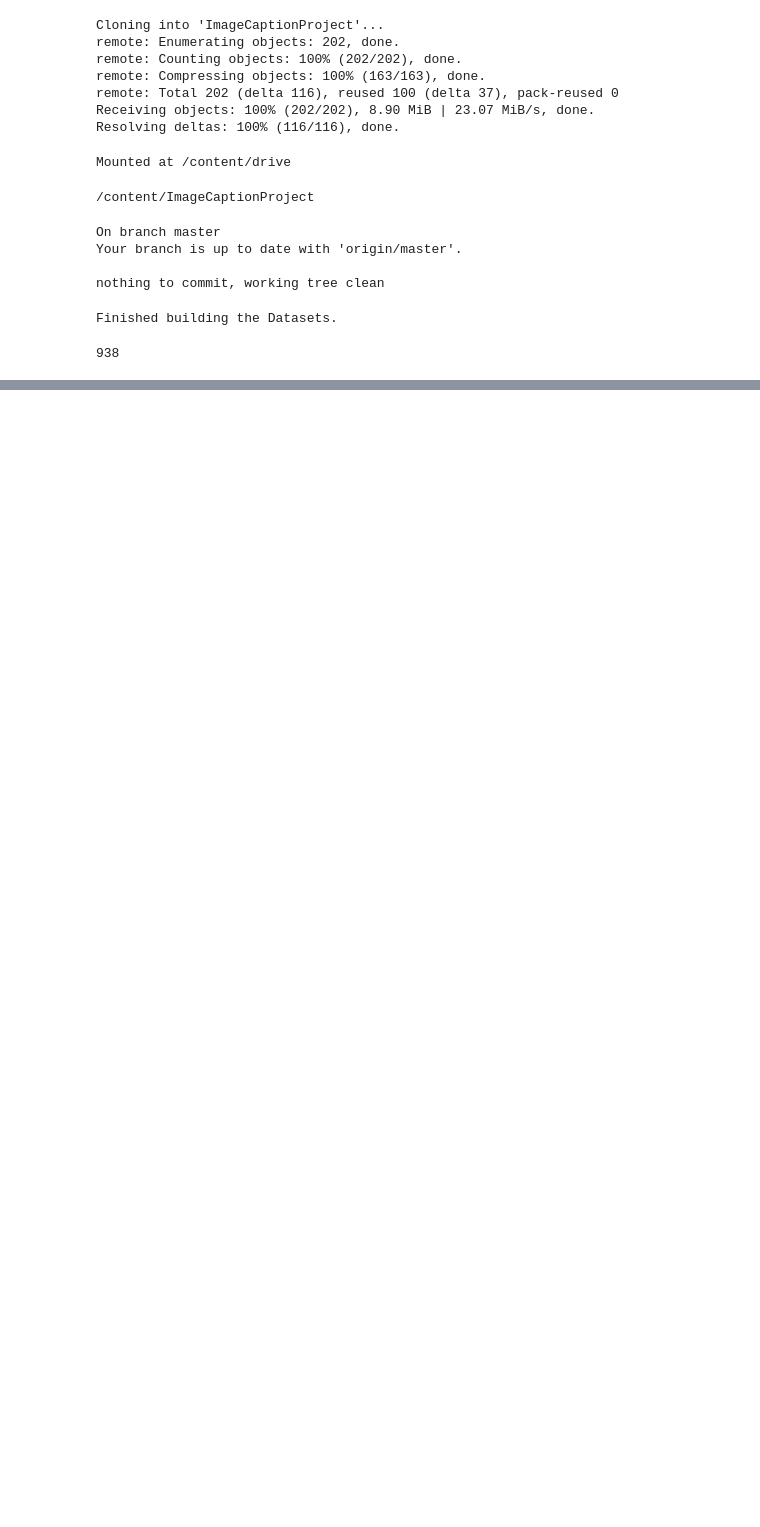
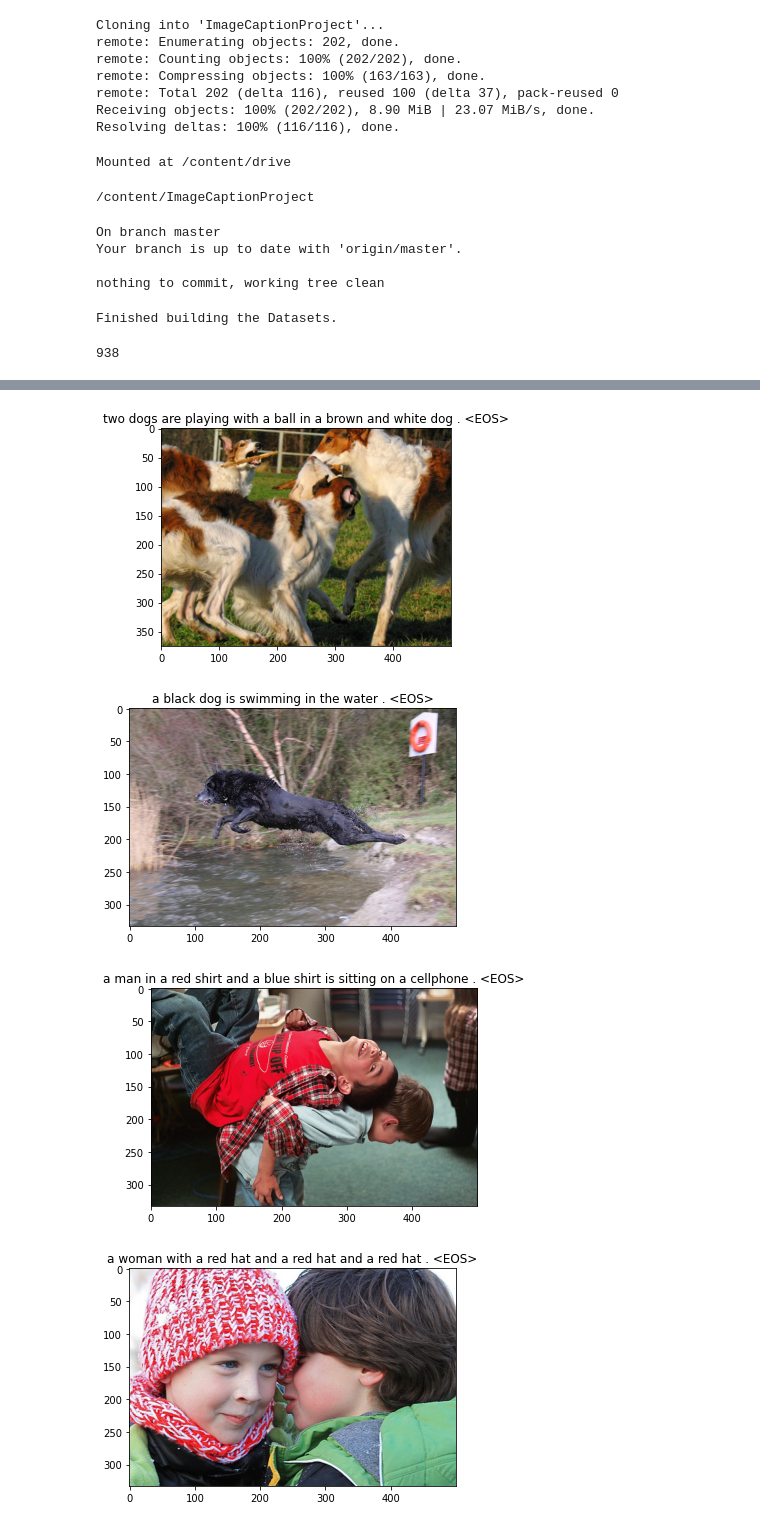
Before and after one commit to Hannibal96/ImageCaptionProject, a Jupyter notebook: Demo.ipynb, the cells around one changed output, grey strips where cells are left out. Drawn from its saved outputs; the diff is of its cells as text; code cells hidden in the pictures; blank space fills up the shorter version.

```diff
--- a/Demo.ipynb
+++ b/Demo.ipynb
@@ -213,0 +246,15 @@ average loss = 2.692328441371796
+# %%
+idxs = np.random.randint(size=10,low=0, high=4999)
+for idx in idxs:
+  im = Image.open(images_path +'/'+ test_dataset.imgs[idx])
+  plt.imshow(im)
+  img = transforms(im).unsqueeze(0)
+  features = model.encoder(img.to(device))
+  caps, alphas = model.decoder.generate_caption(features, vocab=vocab)
+  plt.title(' '.join(caps))
+  plt.show()
+# %% [output]
+[figure, added]
+[figure, added]
+[figure, added]
+[figure, added]
```
Also changed, not shown: parts of 13 cells of this notebook.
